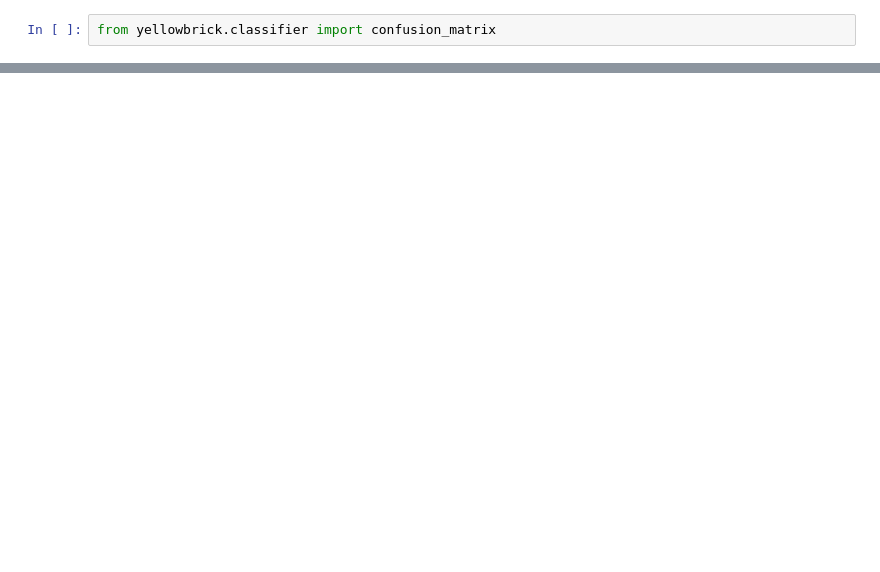
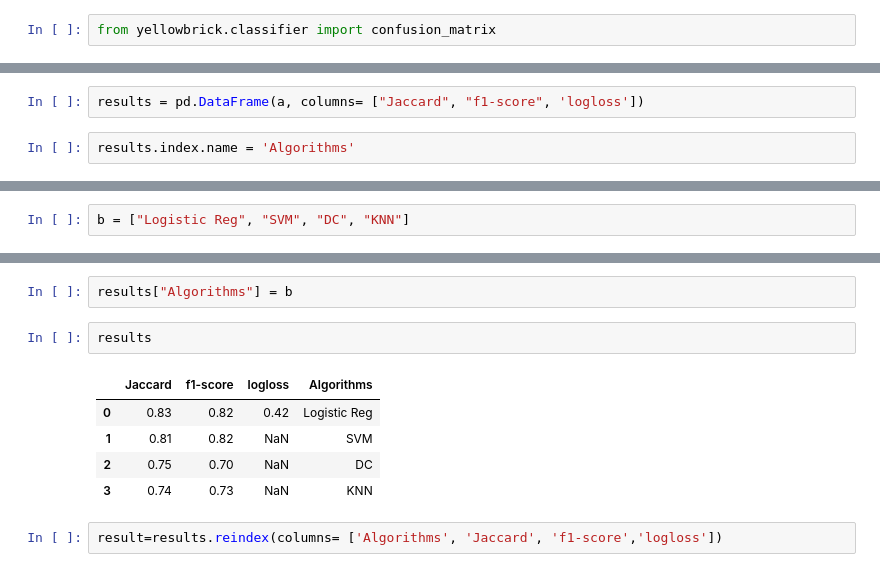
Before and after one commit to shri9794/Loan-predction---Classifier-problem, a Jupyter notebook: Loan Prediction_ Coursera Project .ipynb, the cells around one changed output, grey strips where cells are left out. Cells and saved outputs as stored; diff of their text form; blank space fills up the shorter version.

Commit message:
Add files via upload
Final Output measured based on F1-Score, Log_Loss and Jaccard

```diff
--- a/Loan Prediction_ Coursera Project .ipynb
+++ b/Loan Prediction_ Coursera Project .ipynb
@@ -833,0 +964,4 @@ ConfusionMatrix(ax=<AxesSubplot:title={'center':'SVC Confusion Matrix'}, xlabel=
+# %%
+results = pd.DataFrame(a, columns= ["Jaccard", "f1-score", 'logloss'])
+# %%
+results.index.name = 'Algorithms'
@@ -833,0 +978,2 @@ ConfusionMatrix(ax=<AxesSubplot:title={'center':'SVC Confusion Matrix'}, xlabel=
+# %%
+b = ["Logistic Reg", "SVM", "DC", "KNN"]
@@ -833,0 +988,12 @@ ConfusionMatrix(ax=<AxesSubplot:title={'center':'SVC Confusion Matrix'}, xlabel=
+# %%
+results["Algorithms"] = b
+# %%
+results
+# %% [output]
+|  | Jaccard | f1-score | logloss | Algorithms |
+| 0 | 0.83 | 0.82 | 0.42 | Logistic Reg |
+| 1 | 0.81 | 0.82 | NaN | SVM |
+| 2 | 0.75 | 0.70 | NaN | DC |
+| 3 | 0.74 | 0.73 | NaN | KNN |
+# %%
+result=results.reindex(columns= ['Algorithms', 'Jaccard', 'f1-score','logloss'])
```
Also changed, not shown: parts of 60 cells of this notebook.
